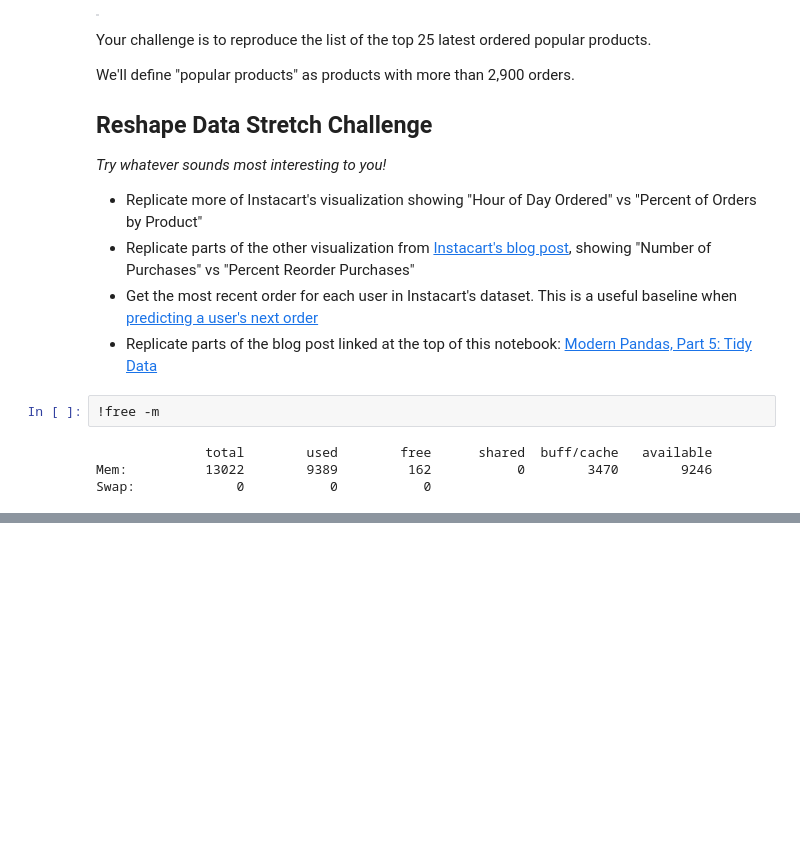
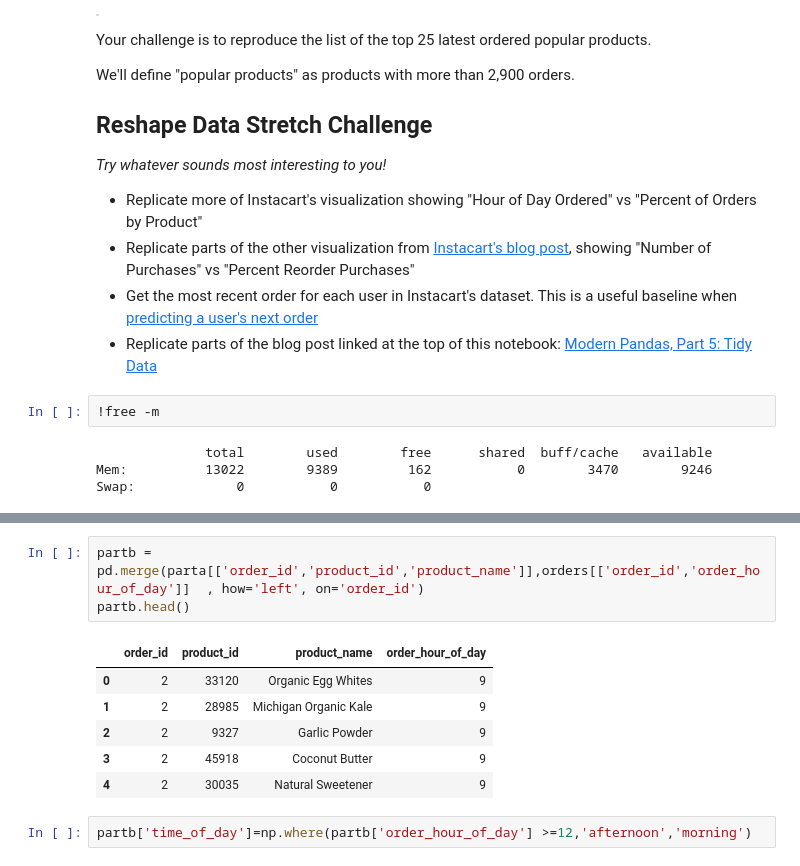
Before and after one commit to alastra32/DS-Unit-1-Sprint-2-Data-Wrangling-and-Storytelling, a Jupyter notebook: module1-join-and-reshape-data/LS_DS_121_Join_and_Reshape_Data.ipynb, the cells around one changed output, grey strips where cells are left out. Cells and saved outputs as stored; diff of their text form; blank space fills up the shorter version.

```diff
--- a/module1-join-and-reshape-data/LS_DS_121_Join_and_Reshape_Data.ipynb
+++ b/module1-join-and-reshape-data/LS_DS_121_Join_and_Reshape_Data.ipynb
@@ -731,0 +743,12 @@ Swap:             0           0           0
+# %%
+partb = pd.merge(parta[['order_id','product_id','product_name']],orders[['order_id','order_hour_of_day']]  , how='left', on='order_id')
+partb.head()
+# %% [output]
+|  | order_id | product_id | product_name | order_hour_of_day |
+| 0 | 2 | 33120 | Organic Egg Whites | 9 |
+| 1 | 2 | 28985 | Michigan Organic Kale | 9 |
+| 2 | 2 | 9327 | Garlic Powder | 9 |
+| 3 | 2 | 45918 | Coconut Butter | 9 |
+| 4 | 2 | 30035 | Natural Sweetener | 9 |
+# %%
+partb['time_of_day']=np.where(partb['order_hour_of_day'] >=12,'afternoon','morning')
```
Also changed, not shown: parts of 4 cells of this notebook.
